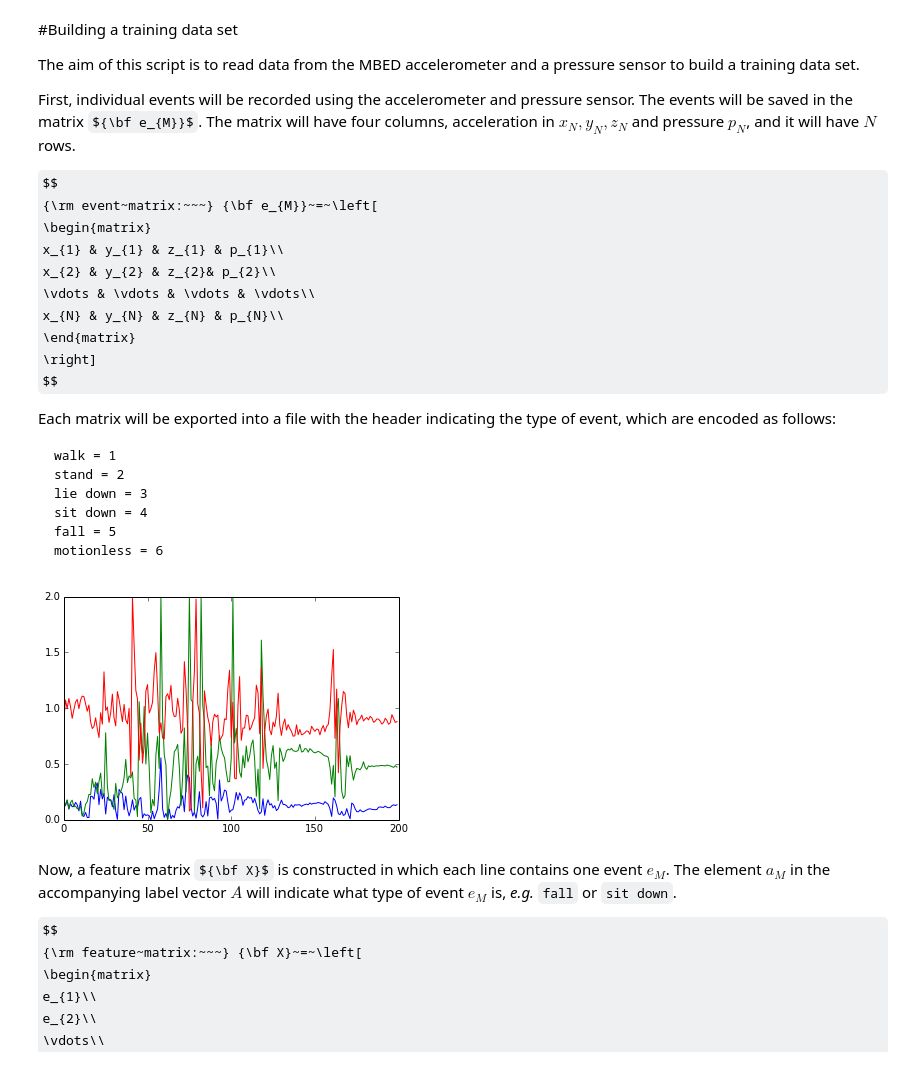
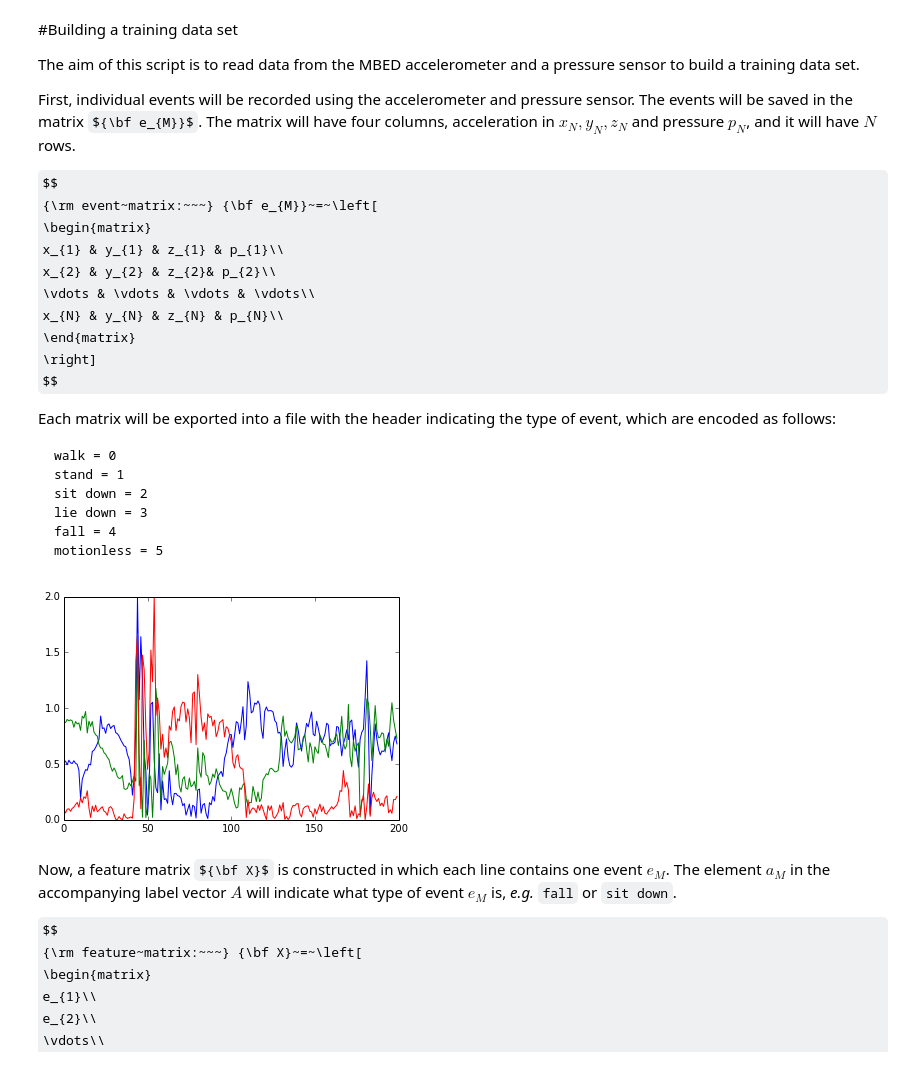
Before and after one commit to 0x4e38/Machine-Learning, a Jupyter notebook: Training_dataset.ipynb, the cells around one changed output. Drawn from its saved outputs; the diff is of its cells as text; code cells hidden in the pictures; some formulas as TeX source.

````diff
--- a/Training_dataset.ipynb
+++ b/Training_dataset.ipynb
@@ -19,12 +19,12 @@ $$
 Each matrix will be exported into a file with the header indicating the type of event, which are encoded as follows:
 
 ```
-walk = 1
-stand = 2
+walk = 0
+stand = 1
+sit down = 2
 lie down = 3
-sit down = 4
-fall = 5
-motionless = 6
+fall = 4
+motionless = 5
 ```
 # %%
 import serial
@@ -36,38 +36,38 @@ import matplotlib.pyplot as plt
 #headerLine = ("X \t Y \t Z \n")
 #data.write(headerLine)
 
-ser = serial.Serial('/dev/tty.usbmodem1432',9600)
+ser = serial.Serial('/dev/tty.usbmodem1412',9600)
 
 n_rows = 200
 n_parameters = 3
 
 e_M = np.zeros(shape=(n_rows,n_parameters))
 it = 0
 
 try:
     while it < n_rows:
         #print it
         try:
             line = ser.readline()
             line = line.strip() #removes trailing whitespaces at start&end of string
             buf = np.array([float(val) for val in line.split()])
             if(len(buf)==3):
                 #print buf
                 e_M[it] = buf
                 it += 1
         except:
             continue
 except:
     pass
 
 plt.plot(e_M)
 plt.show()
 
-np.savetxt('event8.txt',e_M,header='1')
+np.savetxt('event49.txt',e_M,header='4')
 
 ser.close()
 # %% [output]
-[figure, old version]
+[figure, new version]
 # %% [markdown]
 Now, a feature matrix ${\bf X}$ is constructed in which each line contains one event $e_{M}$. The element $a_{M}$ in the accompanying label vector $A$ will indicate what type of event $e_{M}$ is, *e.g.* ``fall`` or ``sit down``.
 
````
Also changed, not shown: parts of 1 cell of this notebook.
